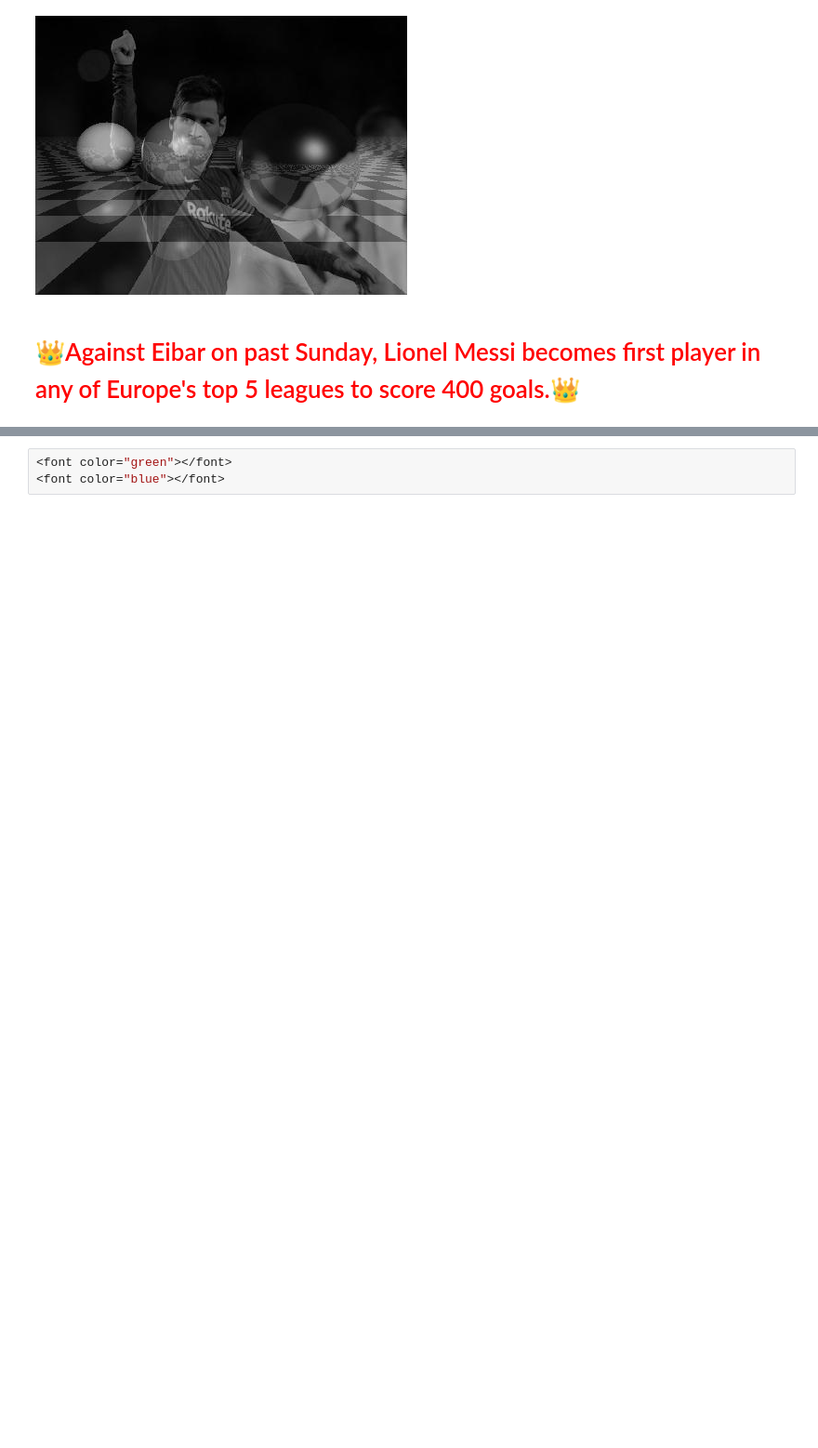
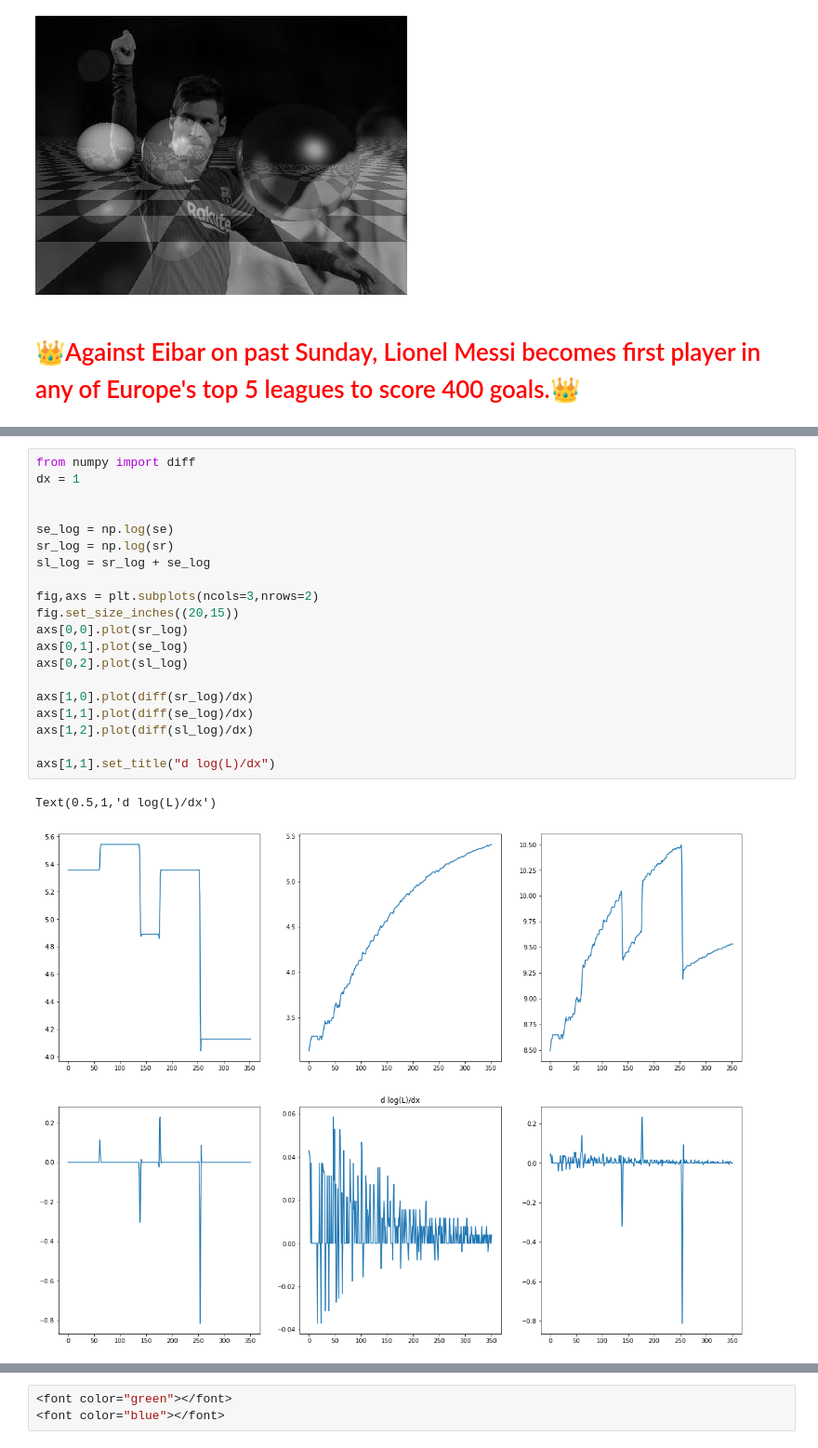
Before and after one commit to jalalirs/Introduction-to-Computer-Vision, a Jupyter notebook: L5/L5.ipynb, the cells around one changed output, grey strips where cells are left out. Shown: that part at 93% size. Cells and saved outputs as stored; diff of their text form; blank space fills up the shorter version.

```diff
--- a/L5/L5.ipynb
+++ b/L5/L5.ipynb
@@ -539,0 +753,23 @@ imshow(blend(gray(messi400_s),img[:,:,0],0.4))
+# %%
+from numpy import diff
+dx = 1
+
+
+se_log = np.log(se)
+sr_log = np.log(sr)
+sl_log = sr_log + se_log
+
+fig,axs = plt.subplots(ncols=3,nrows=2)
+fig.set_size_inches((20,15))
+axs[0,0].plot(sr_log)
+axs[0,1].plot(se_log)
+axs[0,2].plot(sl_log)
+
+axs[1,0].plot(diff(sr_log)/dx)
+axs[1,1].plot(diff(se_log)/dx)
+axs[1,2].plot(diff(sl_log)/dx)
+
+axs[1,1].set_title("d log(L)/dx")
+# %% [output]
+Text(0.5,1,'d log(L)/dx')
+[figure, added]
```
Also changed, not shown: parts of 21 cells of this notebook, 18 other files.
